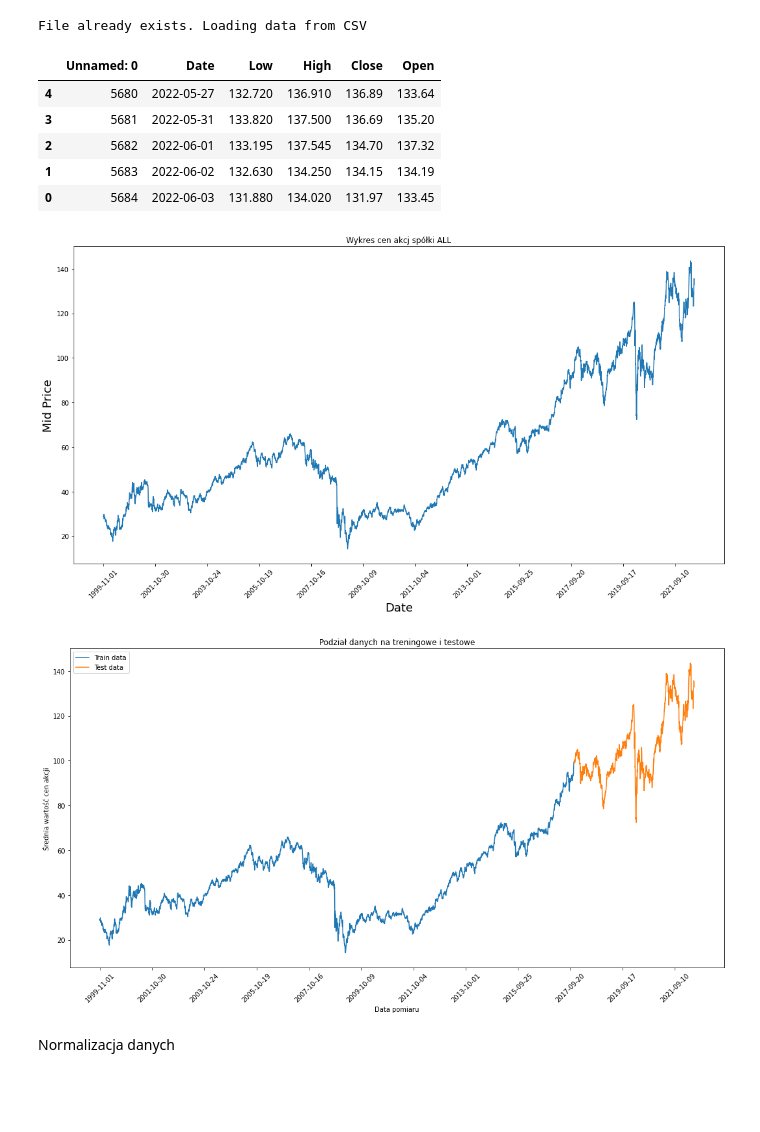
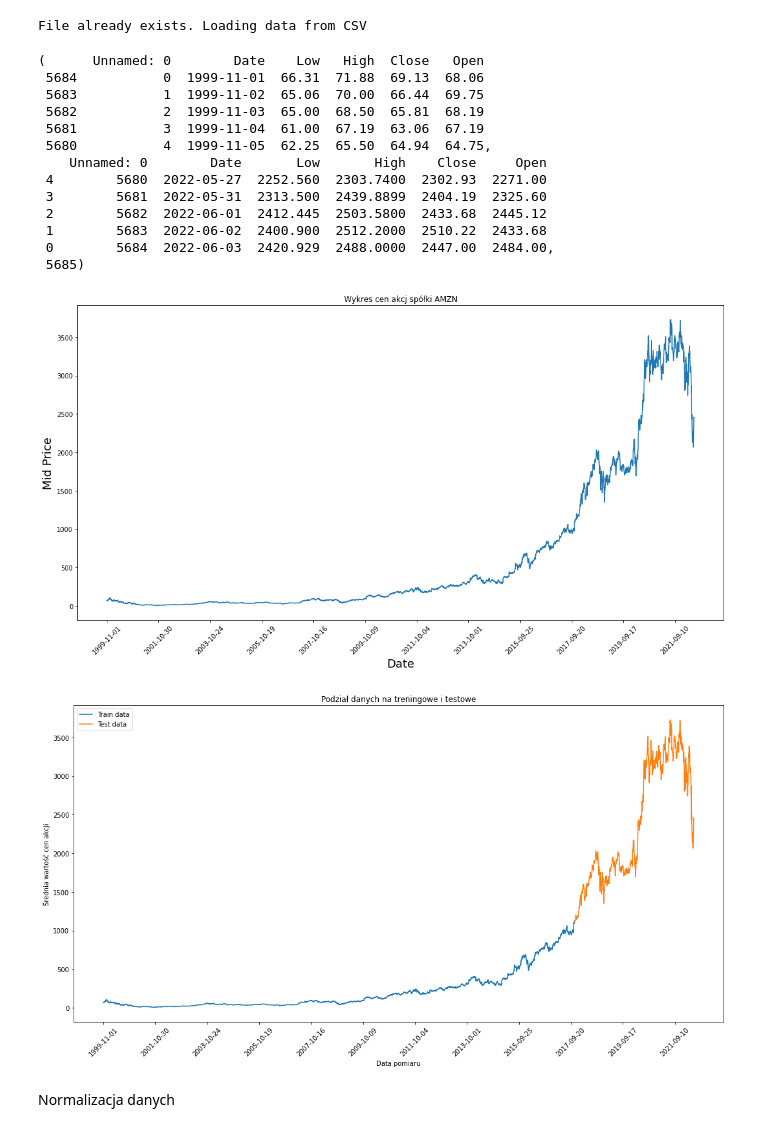
Before and after one commit to Oliwer-Krupa/Stock-market-prediction, a Jupyter notebook: Stock_market_prediction.ipynb, the cells around one changed output. Drawn from its saved outputs; the diff is of its cells as text; code cells hidden in the pictures; blank space fills up the shorter version.

```diff
--- a/Stock_market_prediction.ipynb
+++ b/Stock_market_prediction.ipynb
@@ -16,5 +18,6 @@ import time
 # %%
-data_source = 'alphavantage' # alphavantage or kaggle
+data_source = 'alphavantage'  # alphavantage or kaggle
+ticker = "AMZN"
 
 if data_source == 'alphavantage':
     # ====================== Loading Data from Alpha Vantage ==================================
@@ -22,13 +25,14 @@ if data_source == 'alphavantage':
     api_key = '0MRK78HITOVG9ZE1'
 
     # American Airlines stock market prices
-    ticker = "ALL"
+
 
     # JSON file with all the stock market data for AAL from the last 20 years
-    url_string = "https://www.alphavantage.co/query?function=TIME_SERIES_DAILY&symbol=%s&outputsize=full&apikey=%s"%(ticker,api_key)
+    url_string = "https://www.alphavantage.co/query?function=TIME_SERIES_DAILY&symbol=%s&outputsize=full&apikey=%s" % (
+        ticker, api_key)
 
     # Save data to this file
-    file_to_save = 'stock_market_data-%s.csv'%ticker
+    file_to_save = 'stock_market_data-%s.csv' % ticker
 
     # If you haven't already saved data,
     # Go ahead and grab the data from the url
@@ -38,14 +42,14 @@ if data_source == 'alphavantage':
             data = json.loads(url.read().decode())
             # extract stock market data
             data = data['Time Series (Daily)']
-            df = pd.DataFrame(columns=['Date','Low','High','Close','Open'])
-            for k,v in data.items():
+            df = pd.DataFrame(columns=['Date', 'Low', 'High', 'Close', 'Open'])
+            for k, v in data.items():
                 date = dt.datetime.strptime(k, '%Y-%m-%d')
-                data_row = [date.date(),float(v['3. low']),float(v['2. high']),
-                            float(v['4. close']),float(v['1. open'])]
-                df.loc[-1,:] = data_row
+                data_row = [date.date(), float(v['3. low']), float(v['2. high']),
+                            float(v['4. close']), float(v['1. open'])]
+                df.loc[-1, :] = data_row
                 df.index = df.index + 1
-        print('Data saved to : %s'%file_to_save)
+        print('Data saved to : %s' % file_to_save)
         df.to_csv(file_to_save)
 
     # If the data is already there, just load it from the CSV
@@ -58,7 +62,8 @@ else:
     # ====================== Loading Data from Kaggle ==================================
     # You will be using HP's data. Feel free to experiment with other data.
     # But while doing so, be careful to have a large enough dataset and also pay attention to the data normalization
-    df = pd.read_csv(os.path.join('Stocks','hpq.us.txt'),delimiter=',',usecols=['Date','Open','High','Low','Close'])
+    df = pd.read_csv(os.path.join('Stocks', 'hpq.us.txt'), delimiter=',',
+                     usecols=['Date', 'Open', 'High', 'Low', 'Close'])
     print('Loaded data from the Kaggle repository')
 # %% [output]
 File already exists. Loading data from CSV
@@ -67,24 +72,30 @@ File already exists. Loading data from CSV
 df = df.sort_values('Date')
 
 # Double check the result
-df.head()
-df.tail()
+df.head(), df.tail(), df.shape[0]
 # %% [output]
-|  | Unnamed: 0 | Date | Low | High | Close | Open |
-| 4 | 5680 | 2022-05-27 | 132.720 | 136.910 | 136.89 | 133.64 |
-| 3 | 5681 | 2022-05-31 | 133.820 | 137.500 | 136.69 | 135.20 |
-| 2 | 5682 | 2022-06-01 | 133.195 | 137.545 | 134.70 | 137.32 |
-| 1 | 5683 | 2022-06-02 | 132.630 | 134.250 | 134.15 | 134.19 |
-| 0 | 5684 | 2022-06-03 | 131.880 | 134.020 | 131.97 | 133.45 |
+(      Unnamed: 0        Date    Low   High  Close   Open
+ 5684           0  1999-11-01  66.31  71.88  69.13  68.06
+ 5683           1  1999-11-02  65.06  70.00  66.44  69.75
+ 5682           2  1999-11-03  65.00  68.50  65.81  68.19
+ 5681           3  1999-11-04  61.00  67.19  63.06  67.19
+ 5680           4  1999-11-05  62.25  65.50  64.94  64.75,
+    Unnamed: 0        Date       Low       High    Close     Open
+ 4        5680  2022-05-27  2252.560  2303.7400  2302.93  2271.00
+ 3        5681  2022-05-31  2313.500  2439.8899  2404.19  2325.60
+ 2        5682  2022-06-01  2412.445  2503.5800  2433.68  2445.12
+ 1        5683  2022-06-02  2400.900  2512.2000  2510.22  2433.68
+ 0        5684  2022-06-03  2420.929  2488.0000  2447.00  2484.00,
+ 5685)
 # %%
-plt.figure(figsize = (18,9))
-plt.plot(range(df.shape[0]),(df['Low']+df['High'])/2.0)
-plt.xticks(range(0,df.shape[0],500),df['Date'].loc[::500],rotation=45)
-plt.xlabel('Date',fontsize=18)
-plt.ylabel('Mid Price',fontsize=18)
-plt.title("Wykres cen akcj spółki ALL")
+plt.figure(figsize=(18, 9))
+plt.plot(range(df.shape[0]), (df['Low'] + df['High']) / 2.0)
+plt.xticks(range(0, df.shape[0], 500), df['Date'].loc[::500], rotation=45)
+plt.xlabel('Date', fontsize=18)
+plt.ylabel('Mid Price', fontsize=18)
+plt.title(f"Wykres cen akcj spółki {ticker}")
 plt.show()
 # %% [output]
-[figure, old version]
+[figure, new version]
 # %%
 # First calculate the mid prices from the highest and lowest
@@ -96,17 +107,17 @@ split_index = 4536
 train_data = mid_prices[:split_index]
 test_data = mid_prices[split_index:]
 # %%
-plt.figure(figsize = (18,9))
-plt.plot(mid_prices[:4536], label = "Train data")
-plt.plot(range(split_index, df.shape[0]) ,mid_prices[4536:], label = "Test data")
-plt.xticks(range(0,df.shape[0],500),df['Date'].loc[::500],rotation=45)
+plt.figure(figsize=(18, 9))
+plt.plot(mid_prices[:split_index], label="Train data")
+plt.plot(range(split_index, df.shape[0]), mid_prices[split_index:], label="Test data")
+plt.xticks(range(0, df.shape[0], 500), df['Date'].loc[::500], rotation=45)
 plt.title("Podział danych na treningowe i testowe")
 plt.xlabel("Data pomiaru")
 plt.ylabel("Średnia wartość cen akcji")
 plt.legend()
 plt.show()
 # %% [output]
-[figure, old version]
+[figure, new version]
 # %% [markdown]
 Normalizacja danych
 # %%
```
Also changed, not shown: parts of 64 cells of this notebook.
